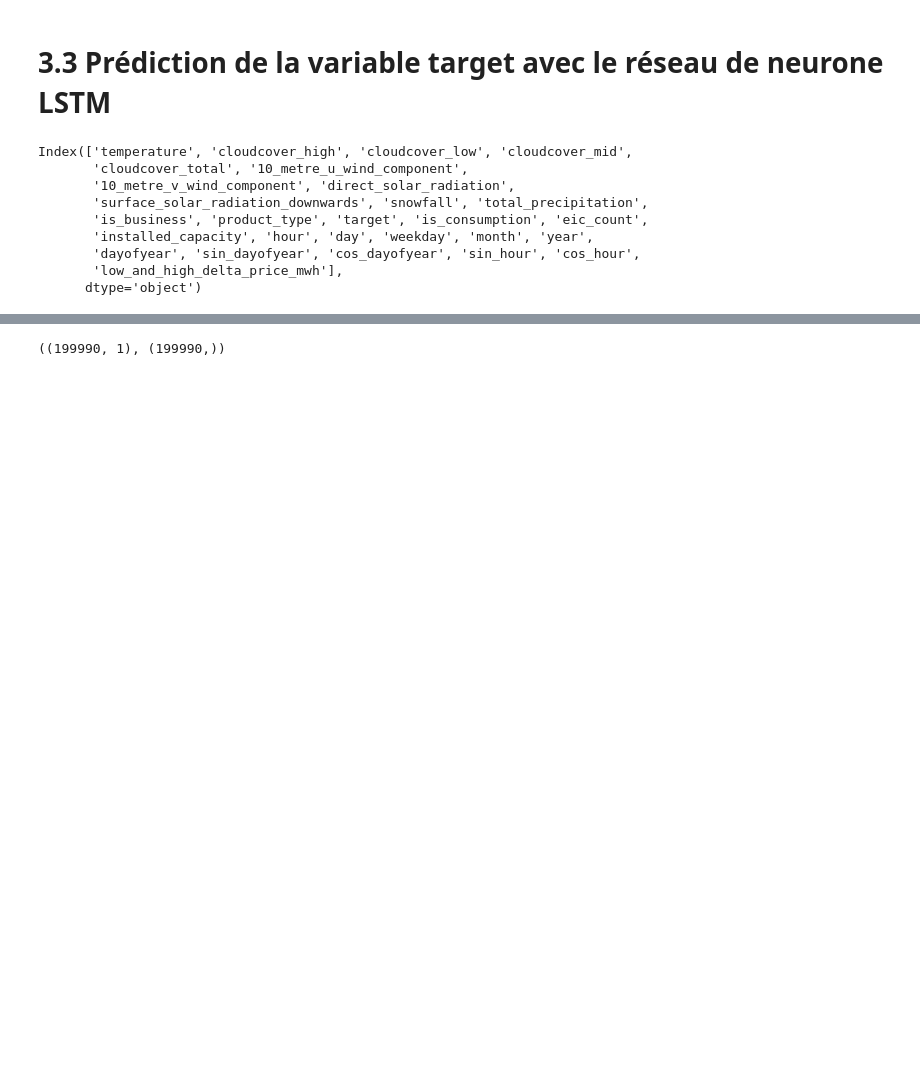
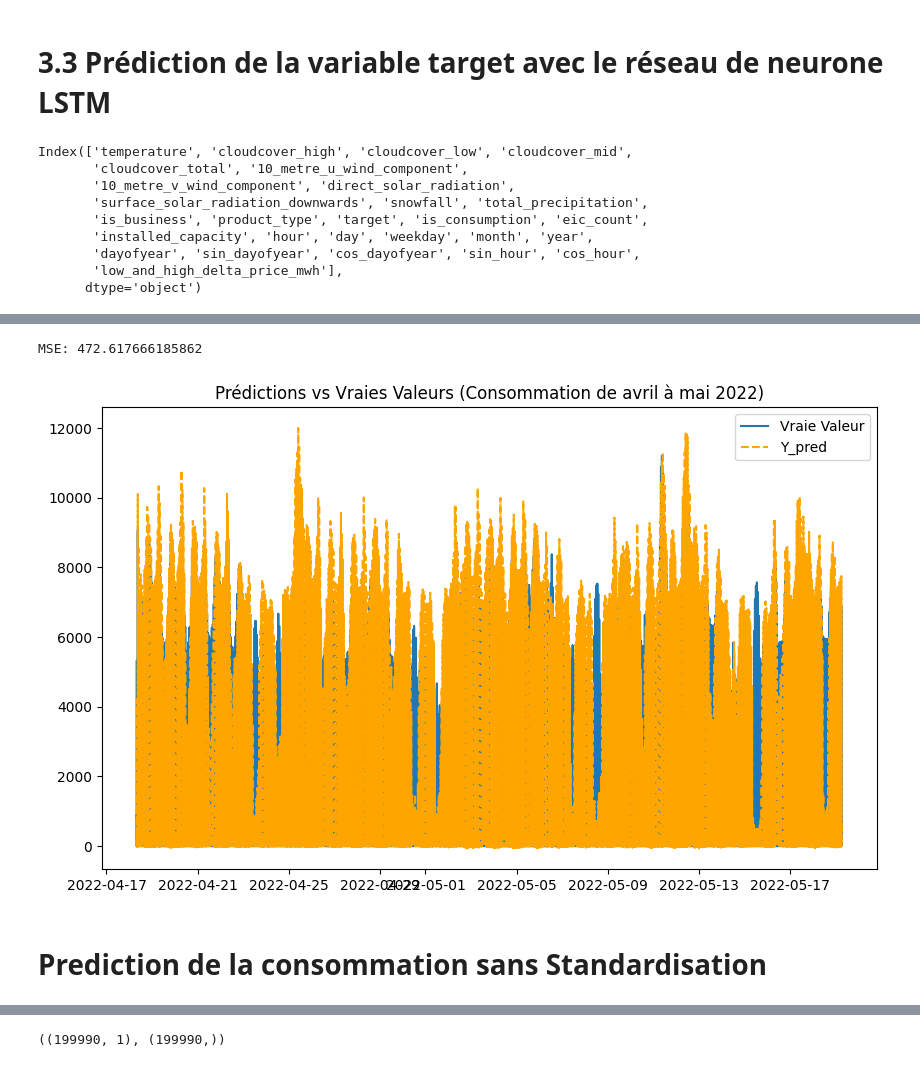
Before and after one commit to Dragomir91/Enefit_prediction_consumption, a Jupyter notebook: project-enefit.ipynb, the cells around one changed output, grey strips where cells are left out. Cells and saved outputs as stored; diff of their text form; code cells hidden in the pictures; blank space fills up the shorter version.

```diff
--- a/project-enefit.ipynb
+++ b/project-enefit.ipynb
@@ -2277 +2256,19 @@ X_train_lag.head()
+# %%
+mse = np.sqrt(mean_squared_error(valid_pred, y_train[700050:800040]))
+print(f'MSE: {mse}')
+# %% [output]
+MSE: 472.617666185862
+# %%
+df_pred = pd.DataFrame(valid_pred, index=y_train.index[700050:800040], columns=["y_pred"])
+
+plt.figure(figsize=(10, 6))
+plt.plot(y_train[700050:800040].index, y_train[700050:800040], label='Vraie Valeur')
+plt.plot(df_pred.index, df_pred.values, label='Y_pred', linestyle='--', color='orange')
+plt.legend()
+plt.title('Prédictions vs Vraies Valeurs (Consommation de avril à mai 2022)')
+plt.show()
+# %% [output]
+[figure, added]
+# %% [markdown]
+# Prediction de la consommation sans Standardisation
 # %%
```
Also changed, not shown: parts of 27 cells of this notebook.
